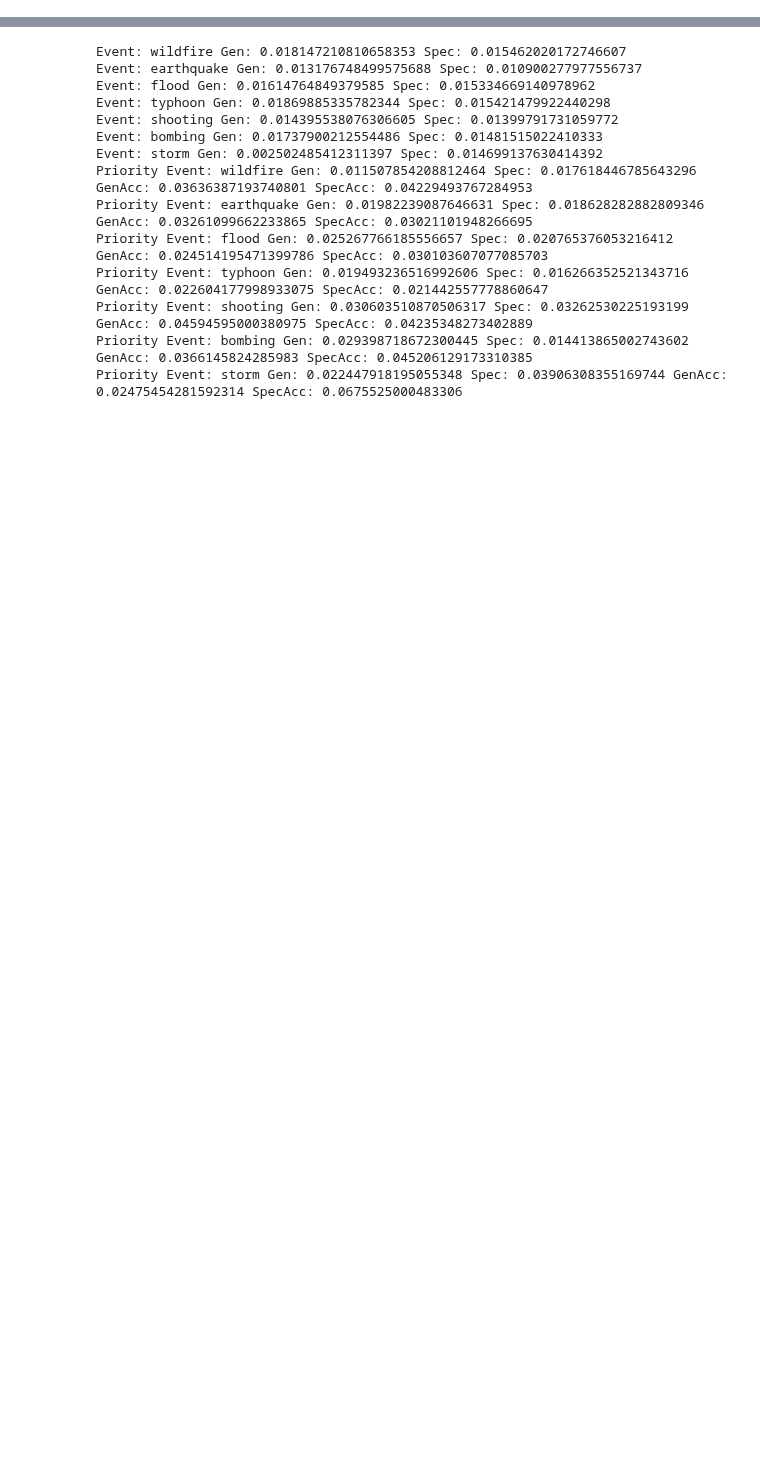
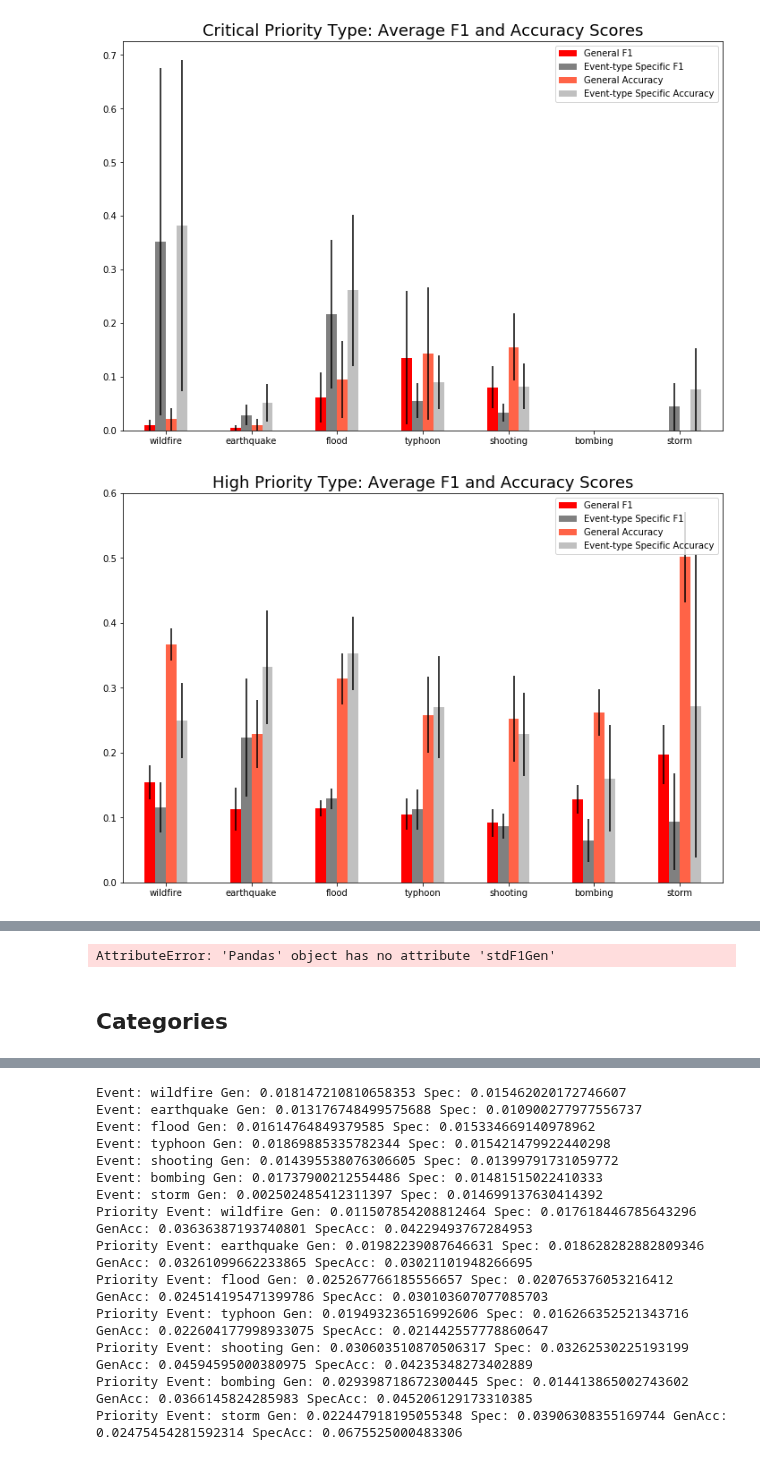
Before and after one commit to acpedersen/REU-2021, a Jupyter notebook: Presentation_visuals.ipynb, the cells around one changed output, grey strips where cells are left out. Drawn from its saved outputs; the diff is of its cells as text; code cells hidden in the pictures; blank space fills up the shorter version.

```diff
--- a/Presentation_visuals.ipynb
+++ b/Presentation_visuals.ipynb
@@ -16,0 +102,8 @@ infile.close()
+# %%
+visualize(prioDF, "Critical")
+visualize(prioDF, "High")
+visualize(prioDF, "Medium")
+visualize(prioDF, "Low")
+# %% [output]
+[figure, added]
+[figure, added]
@@ -17 +112,29 @@ infile.close()
+# %%
+#Archived standard error post-calculation
+prioDF['n'] = [5, 11, 12, 13, 10, 3, 2]
+
+ste_prio_gen = []
+ste_prio_spec = []
+ste_prio_genacc = []
+ste_prio_specacc = []
+
+
+for row in prioDF.itertuples():
+    F1Gen = row.stdF1Gen
+    F1Spec = row.stdF1Spec
+    F1Genacc = row.stdAccGen
+    F1Specacc = row.stdAccSpec
+    steGen = F1Gen / sqrt(row.n)
+    steSpec = F1Spec / sqrt(row.n)
+    steGenacc = F1Genacc / sqrt(row.n)
+    steSpecacc = F1Specacc / sqrt(row.n)
+    ste_prio_gen.append(steGen)
+    ste_prio_spec.append(steSpec)
+    ste_prio_genacc.append(steGenacc)
+    ste_prio_specacc.append(steSpecacc)
+    print('Priority Event:', row[0], 'Gen:', steGen, 'Spec:', steSpec, 'GenAcc:', steGenacc, 'SpecAcc:', steSpecacc)
+# %% [output]
+AttributeError: 'Pandas' object has no attribute 'stdF1Gen'
+# %% [markdown]
+## Categories
 # %%
```
Also changed, not shown: parts of 22 cells of this notebook, 1 other file.
